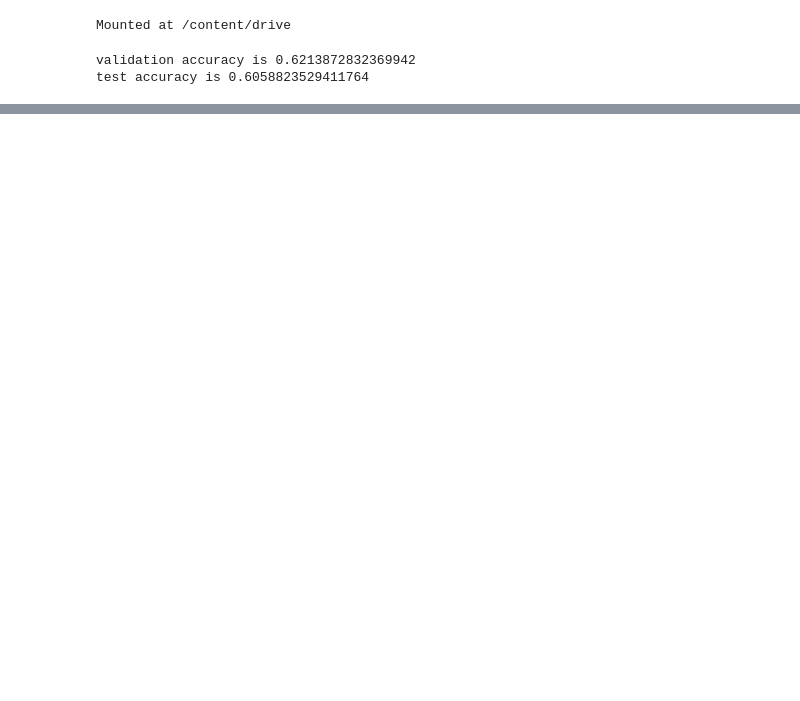
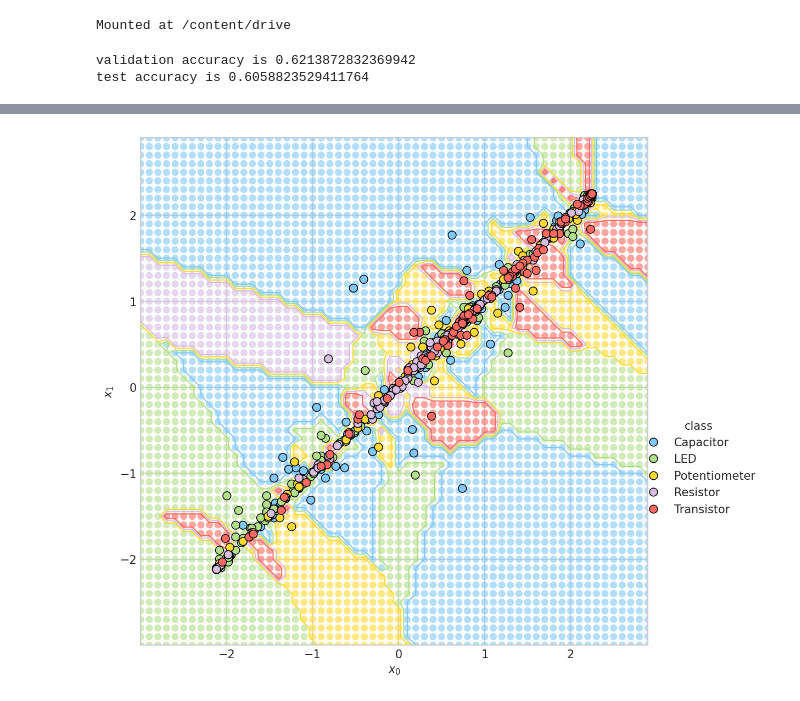
Before and after one commit to MorrisXDS/CircuitSight, a Jupyter notebook: Baseline_Model.ipynb, the cells around one changed output, grey strips where cells are left out. Saved outputs shown, nothing was run; the diff lists cells and outputs as text; code cells hidden in the pictures; blank space fills up the shorter version.

```diff
--- a/Baseline_Model.ipynb
+++ b/Baseline_Model.ipynb
@@ -88,0 +236,11 @@ test accuracy is 0.5705882352941176
+# %%
+# mesh stepsize
+step_size = 0.1
+
+x0_axis_range = np.arange(x0_min, x0_max, step_size)
+x1_axis_range = np.arange(x1_min, x1_max, step_size)
+# %%
+xx0, xx1 = np.meshgrid(x0_axis_range, x1_axis_range)
+# %%
+xx = np.reshape(np.stack((xx0.ravel(),xx1.ravel()),axis=1),(-1,2))
+xx.shape
@@ -88,0 +270,71 @@ test accuracy is 0.5705882352941176
+# %%
+# modifier to scale the probability dots
+PROB_DOT_SCALE = 40
+# exponential used to increase/decrease size of prob dots
+PROB_DOT_SCALE_POWER = 3
+# size of the true labels
+TRUE_DOT_SIZE = 50
+# %%
+from matplotlib.ticker import MaxNLocator # needed for integer only on axis
+from matplotlib.lines import Line2D # for creating the custom legend
+
+# make figure
+sns.set_style('whitegrid')
+fig, ax = plt.subplots(nrows=1, ncols=1, figsize=(8,8), dpi=150)
+
+# establish a colormap
+colormap = np.array(['#7FC8F8', '#B2DF8A', '#FFD92F', '#D7BDE2', '#FF6961'])
+
+ax.scatter(xx[:,0], xx[:,1], c=colormap[yy_hat], alpha=0.6,
+           s=PROB_DOT_SCALE*yy_size**PROB_DOT_SCALE_POWER, linewidths=0,)
+
+# plot the contours
+# * we have to reshape the yy_hat to get it into a
+#   2D dimensional format, representing both the x0
+#   and x1 axis
+ax.contour(x0_axis_range, x1_axis_range,
+           np.reshape(yy_hat,(xx0.shape[0],-1)),
+           levels=5, linewidths=1,
+           colors=colormap)
+
+# plot the original x values.
+# * zorder is 3 so that the dots appear above all the other dots
+ax.scatter(X[:,0], X[:,1], c=colormap[Y], s=TRUE_DOT_SIZE, zorder=3,
+           linewidths=0.7, edgecolor='k')
+
+# create legends
+x_min, x_max = ax.get_xlim()
+y_min, y_max = ax.get_ylim()
+
+ax.set_ylabel(r"$x_1$")
+ax.set_xlabel(r"$x_0$")
+
+# create class legend
+# Line2D properties: https://matplotlib.org/stable/api/_as_gen/matplotlib.lines.Line2D.html
+# about size of scatter plot points: https://stackoverflow.com/a/47403507/9214620
+legend_class = []
+for component_class, color in zip(train_dataset.classes, colormap):
+    legend_class.append(Line2D([0], [0], marker='o', label=component_class,ls='None',
+                               markerfacecolor=color, markersize=np.sqrt(TRUE_DOT_SIZE),
+                               markeredgecolor='k', markeredgewidth=0.7))
+
+
+legend1 = ax.legend(handles=legend_class, loc='center',
+                    bbox_to_anchor=(1.1, 0.35),
+                    frameon=False, title='class')
+
+# only use integers for axis tick labels
+# from: https://stackoverflow.com/a/34880501/9214620
+ax.xaxis.set_major_locator(MaxNLocator(integer=True))
+ax.yaxis.set_major_locator(MaxNLocator(integer=True))
+
+# remove first ticks from axis labels, for looks
+# from: https://stackoverflow.com/a/19503828/9214620
+ax.set_xticks(ax.get_xticks()[1:-1])
+ax.set_yticks(np.arange(x1_min,x1_max, 1)[1:])
+
+ax.set_aspect(1)
+
+plt.show()
+# %% [output]
+[figure, added]
```
Also changed, not shown: parts of 18 cells of this notebook.
